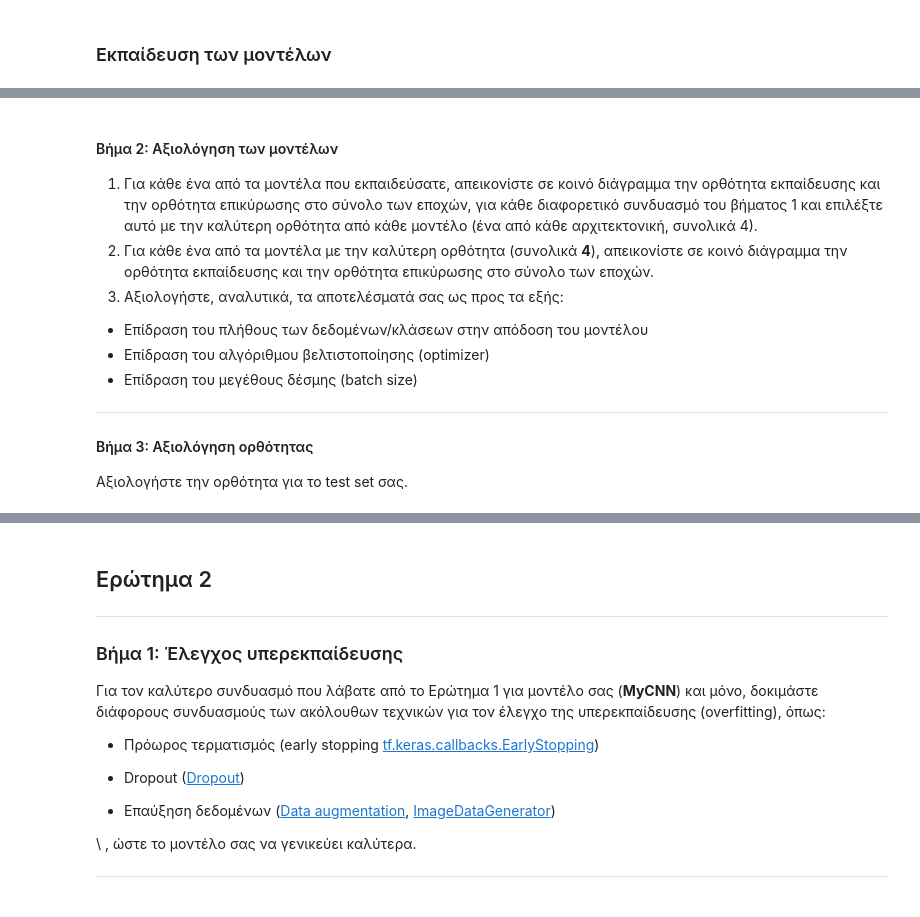
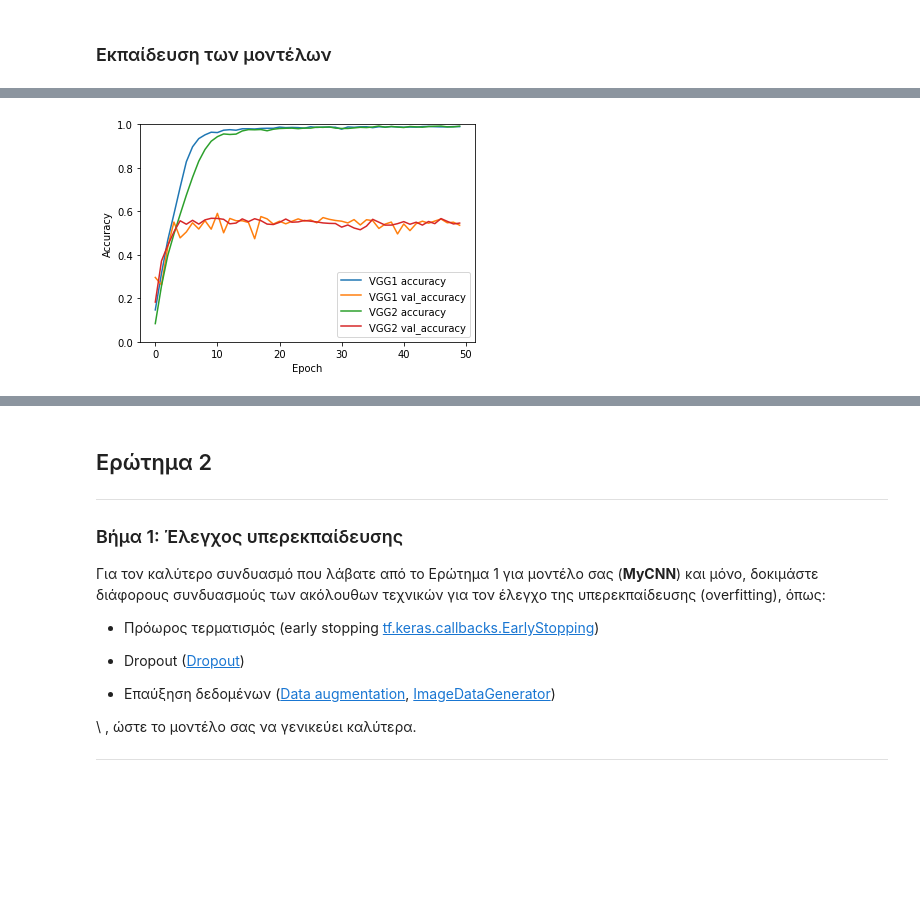
Before and after one commit to nikolastas/Image-and-Video-Analysis-and-Technology, a Jupyter notebook: ask2/2η_Ομαδική_Άσκηση.ipynb, the cells around one changed output, grey strips where cells are left out. Saved outputs shown, nothing was run; the diff lists cells and outputs as text; code cells hidden in the pictures; blank space fills up the shorter version.

```diff
--- a/ask2/2η_Ομαδική_Άσκηση.ipynb
+++ b/ask2/2η_Ομαδική_Άσκηση.ipynb
@@ -542,15 +728,4 @@ print_graph(VGG_history_2, VGG_model_2)
-# %% [markdown]
-
-#### Βήμα 2: Αξιολόγηση των μοντέλων
-
-1. Για κάθε ένα από τα μοντέλα που εκπαιδεύσατε, απεικονίστε σε κοινό διάγραμμα την ορθότητα εκπαίδευσης και την ορθότητα επικύρωσης στο σύνολο των εποχών, για κάθε διαφορετικό συνδυασμό του βήματος 1 και επιλέξτε αυτό με την καλύτερη ορθότητα από κάθε μοντέλο (ένα από κάθε αρχιτεκτονική, συνολικά 4).
-2. Για κάθε ένα από τα μοντέλα με την καλύτερη ορθότητα (συνολικά **4**), απεικονίστε σε κοινό διάγραμμα την ορθότητα εκπαίδευσης και την ορθότητα επικύρωσης στο σύνολο των εποχών.
-3. Αξιολογήστε, αναλυτικά, τα αποτελέσματά σας ως προς τα εξής:
- - Επίδραση του πλήθους των δεδομένων/κλάσεων στην απόδοση του μοντέλου
- - Επίδραση του αλγόριθμου βελτιστοποίησης (optimizer)
- - Επίδραση του μεγέθους δέσμης (batch size)
-
----
-
-#### Βήμα 3: Αξιολόγηση ορθότητας
-Αξιολογήστε την ορθότητα για το test set σας.
+# %%
+print_2_arch_together(VGG_history_1, VGG_history_2, "VGG1", "VGG2")
+# %% [output]
+[figure, added]
```
Also changed, not shown: parts of 71 cells of this notebook.
